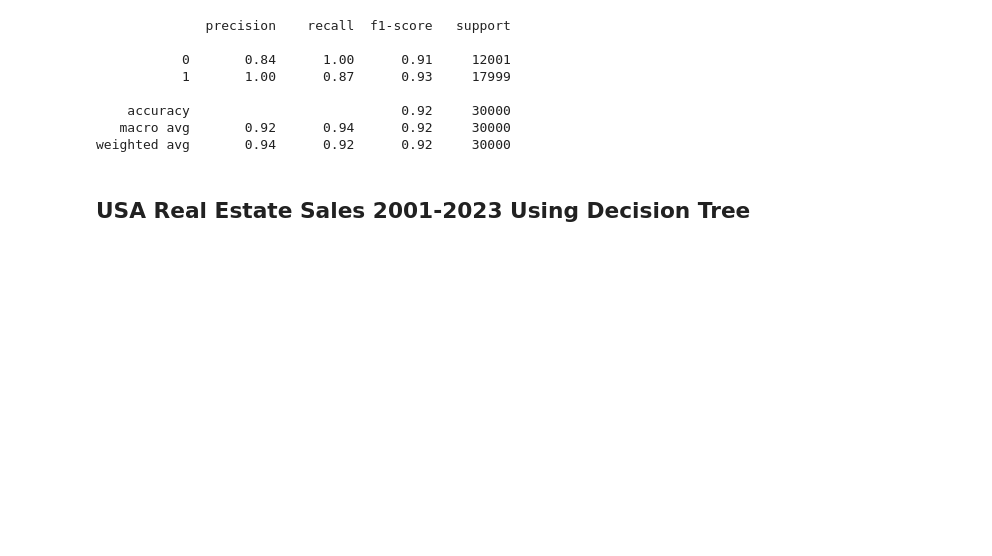
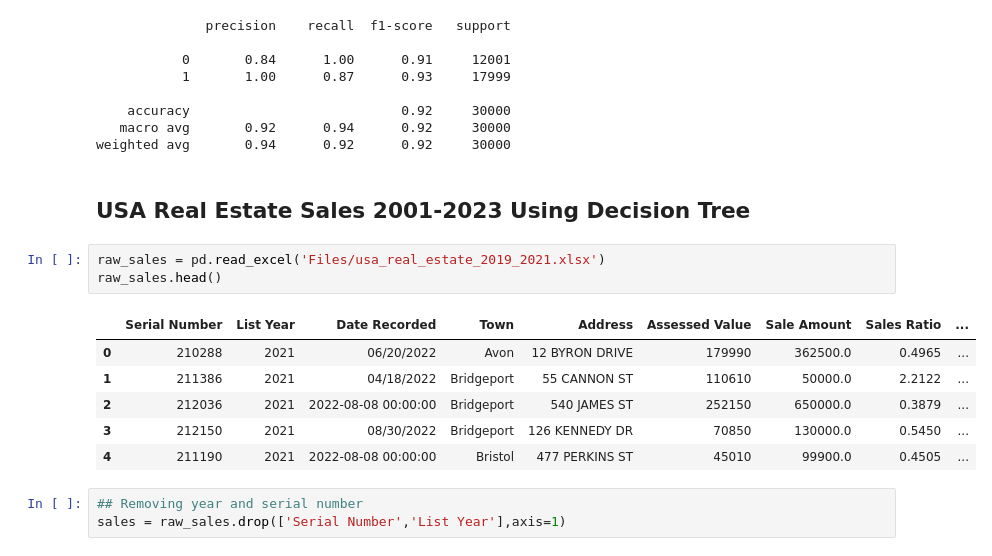
Before and after one commit to modelverseml/ml_decision_tree, a Jupyter notebook: ml_decision_tree.ipynb, the cells around one changed output. Saved outputs shown, nothing was run; the diff lists cells and outputs as text; blank space fills up the shorter version.

```diff
--- a/ml_decision_tree.ipynb
+++ b/ml_decision_tree.ipynb
@@ -199,3 +199,16 @@ print(classification_report(y_test, dt_class.predict(X_test)))
 weighted avg       0.94      0.92      0.92     30000
 # %% [markdown]
 ##  USA Real Estate Sales 2001-2023 Using Decision Tree
+# %%
+raw_sales = pd.read_excel('Files/usa_real_estate_2019_2021.xlsx')
+raw_sales.head()
+# %% [output]
+|  | Serial Number | List Year | Date Recorded | Town | Address | Assessed Value | Sale Amount | Sales Ratio | ... |
+| 0 | 210288 | 2021 | 06/20/2022 | Avon | 12 BYRON DRIVE | 179990 | 362500.0 | 0.4965 | ... |
+| 1 | 211386 | 2021 | 04/18/2022 | Bridgeport | 55 CANNON ST | 110610 | 50000.0 | 2.2122 | ... |
+| 2 | 212036 | 2021 | 2022-08-08 00:00:00 | Bridgeport | 540 JAMES ST | 252150 | 650000.0 | 0.3879 | ... |
+| 3 | 212150 | 2021 | 08/30/2022 | Bridgeport | 126 KENNEDY DR | 70850 | 130000.0 | 0.5450 | ... |
+| 4 | 211190 | 2021 | 2022-08-08 00:00:00 | Bristol | 477 PERKINS ST | 45010 | 99900.0 | 0.4505 | ... |
+# %%
+## Removing year and serial number
+sales = raw_sales.drop(['Serial Number','List Year'],axis=1)
```
Also changed, not shown: parts of 28 cells of this notebook.
